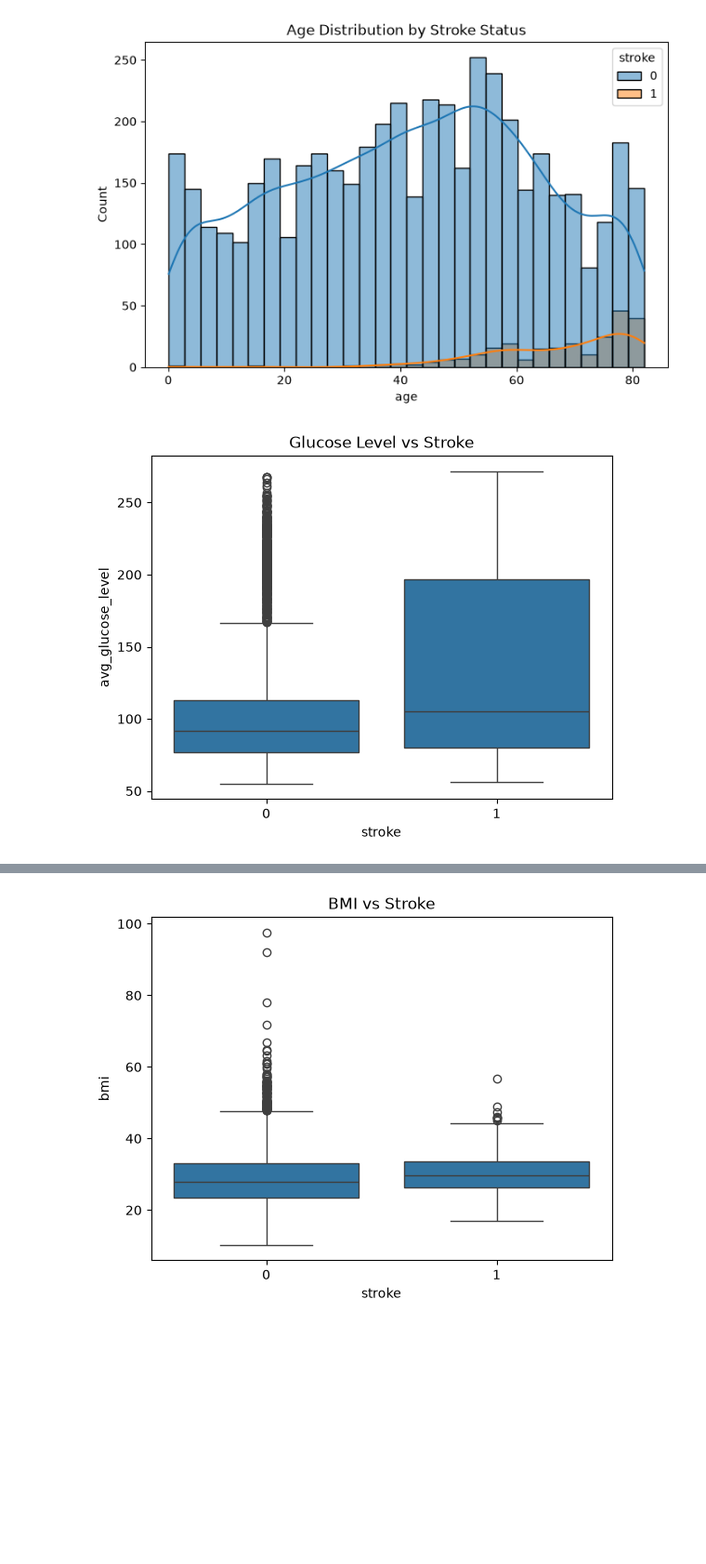
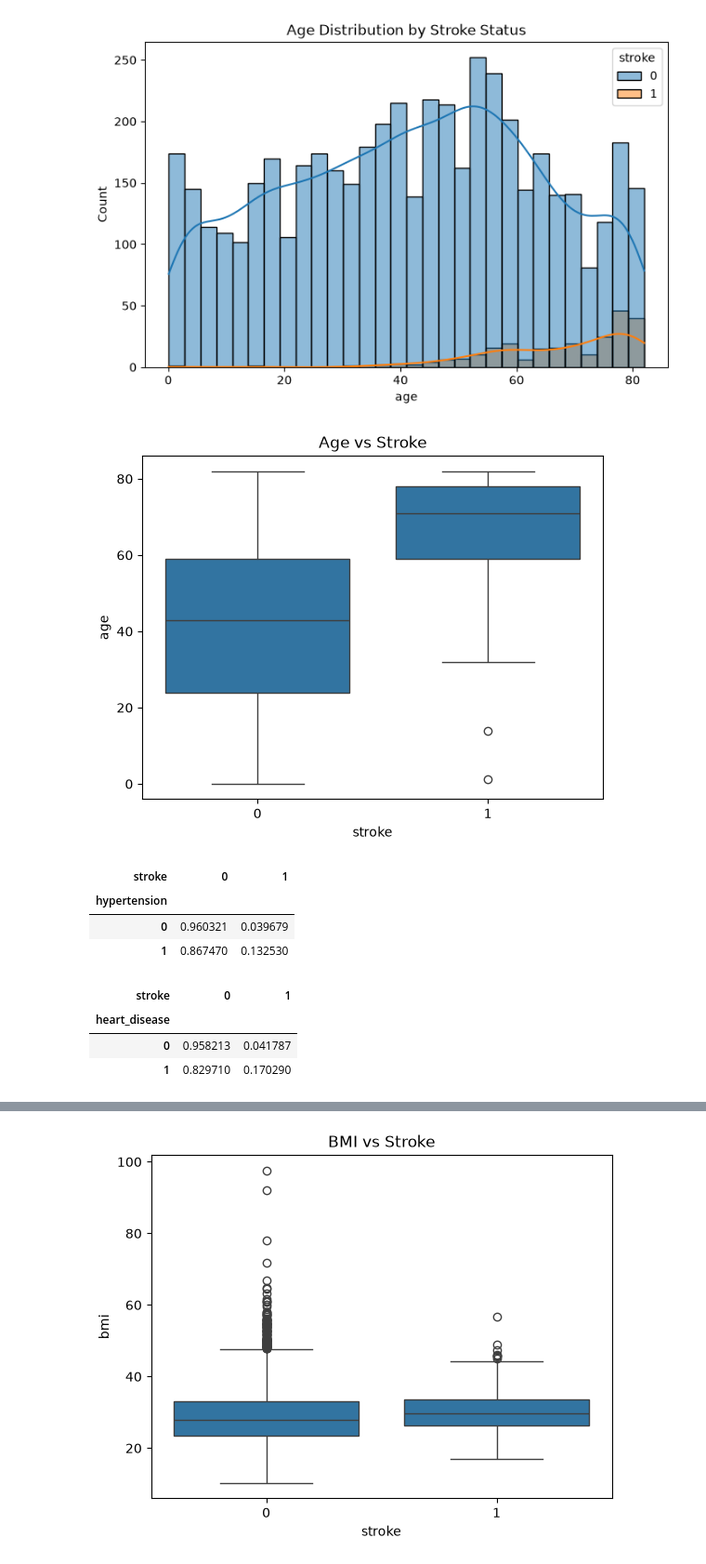
Before and after one commit to YipingMa9377/project1---stroke-prediction, a Jupyter notebook: notebooks/01_EDA.ipynb, the cells around one changed output, grey strips where cells are left out. Shown at 93% size. Saved outputs shown, nothing was run; the diff lists cells and outputs as text; code cells hidden in the pictures; blank space fills up the shorter version.

```diff
--- a/notebooks/01_EDA.ipynb
+++ b/notebooks/01_EDA.ipynb
@@ -161,14 +272,36 @@ plt.title("Age Distribution by Stroke Status")
 plt.show()
 # %% [output]
 [figure]
-# %%
-sns.boxplot(
-    data=df,
-    x="stroke",
-    y="avg_glucose_level"
-)
-
-plt.title("Glucose Level vs Stroke")
-plt.show()
-# %% [output]
-[figure, removed]
+# %%
+sns.boxplot(
+    data=df,
+    x="stroke",
+    y="age"
+)
+
+plt.title("Age vs Stroke")
+plt.show()
+# %% [output]
+[figure, added]
+# %%
+pd.crosstab(
+    df["hypertension"],
+    df["stroke"],
+    normalize="index"
+)
+# %% [output]
+| stroke | 0 | 1 |
+| hypertension |  |  |
+| 0 | 0.960321 | 0.039679 |
+| 1 | 0.867470 | 0.132530 |
+# %%
+pd.crosstab(
+    df["heart_disease"],
+    df["stroke"],
+    normalize="index"
+)
+# %% [output]
+| stroke | 0 | 1 |
+| heart_disease |  |  |
+| 0 | 0.958213 | 0.041787 |
+| 1 | 0.829710 | 0.170290 |
```
Also changed, not shown: parts of 31 cells of this notebook.
